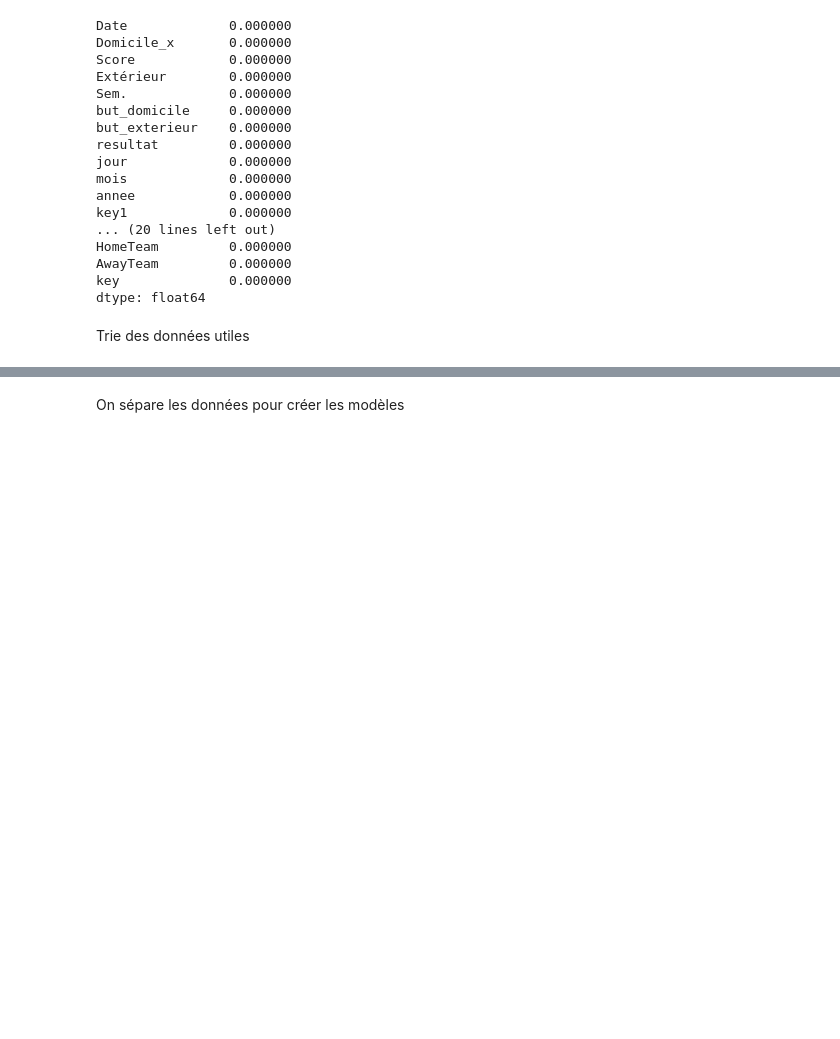
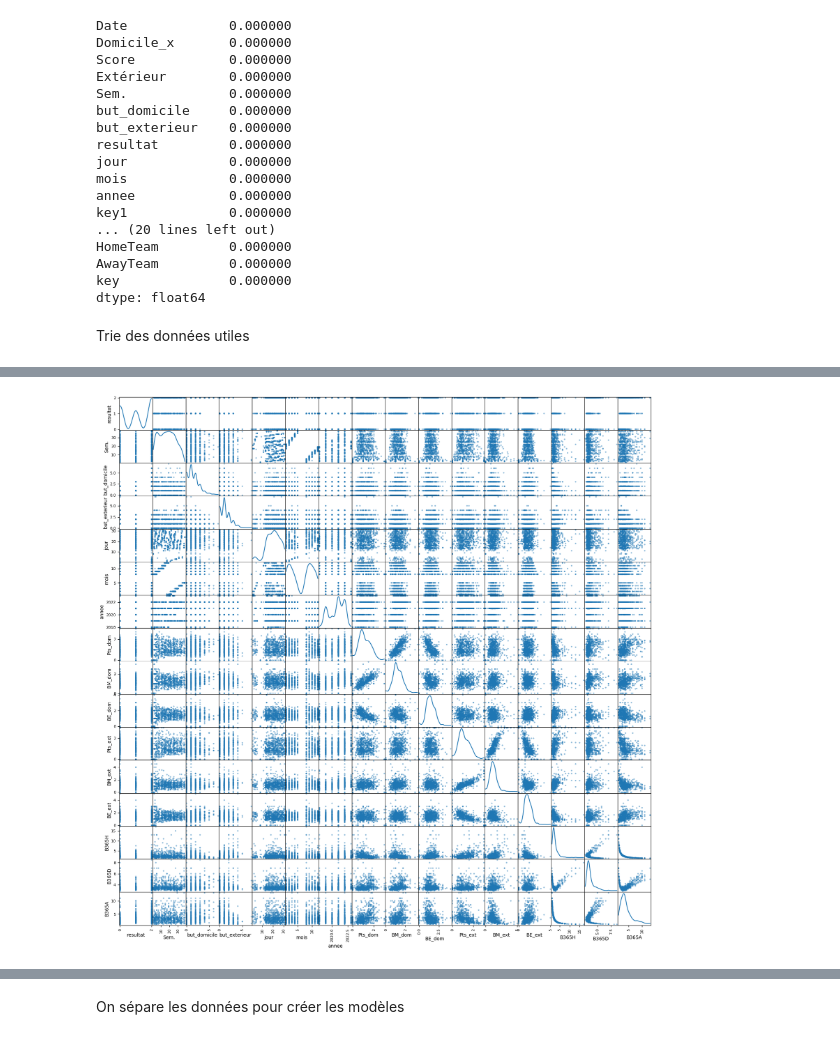
Before and after one commit to Jules101001/Football_pr-vision, a Jupyter notebook: previsionligue1 Avancé.ipynb, the cells around one changed output, grey strips where cells are left out. Cells and saved outputs as stored; diff of their text form; code cells hidden in the pictures; blank space fills up the shorter version.

```diff
--- a/previsionligue1 Avancé.ipynb
+++ b/previsionligue1 Avancé.ipynb
@@ -401,0 +450,9 @@ Créer les données de test et d'entrainement
+# %%
+def scatterMatrix(df):
+    '''Show a scatter matrix of all features.'''
+    unit_size = 5
+    pd.plotting.scatter_matrix(df,figsize=(unit_size*4, unit_size*4),  diagonal='kde')
+    plt.show()
+scatterMatrix(matchs_joue_dom_ext)
+# %% [output]
+[figure, added]
```
Also changed, not shown: parts of 18 cells of this notebook.
